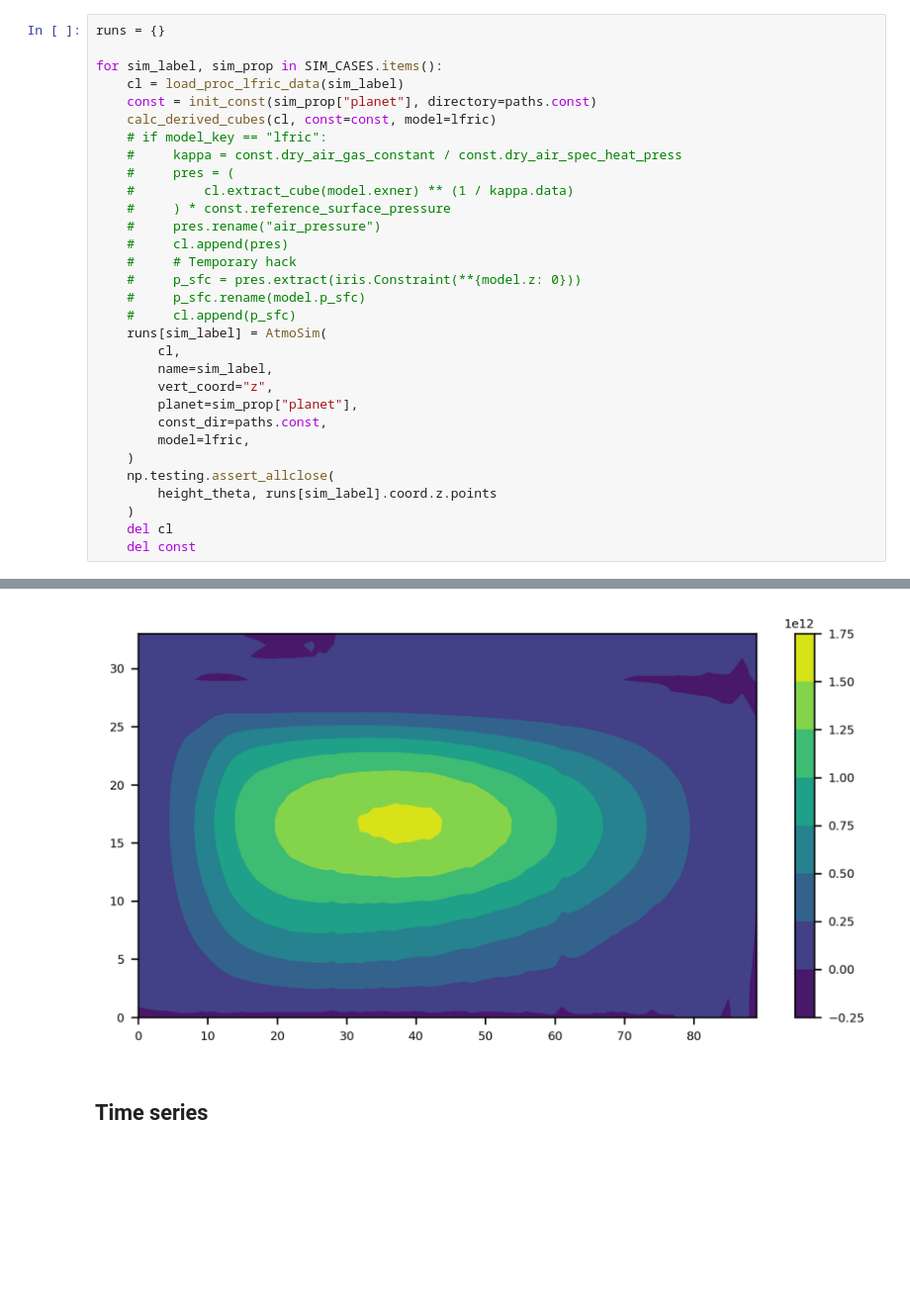
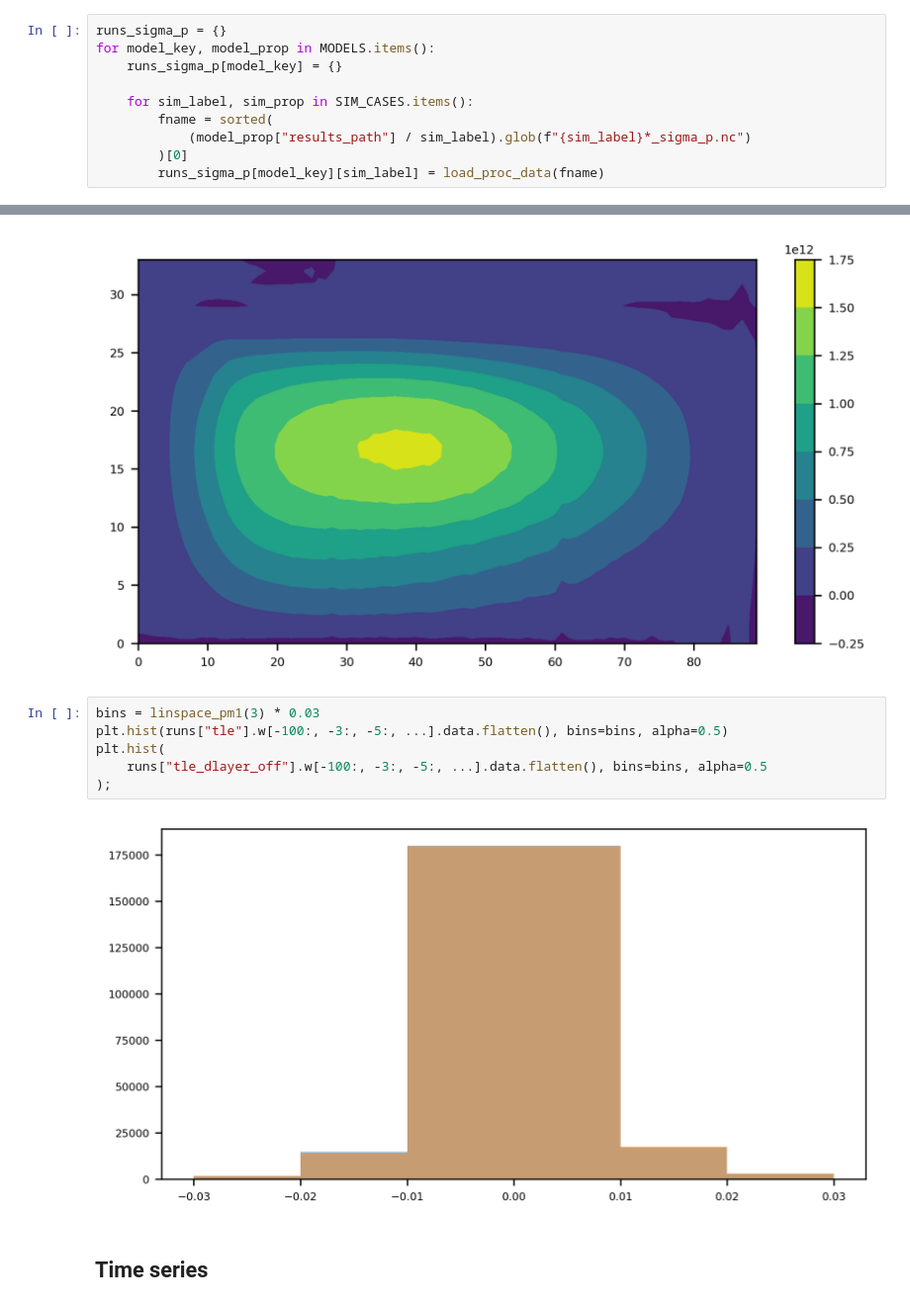
Before and after one commit to dennissergeev/lfric_exo_bench_code, a Jupyter notebook: src/scripts/External-Forcing-Plots.ipynb, the cells around one changed output, grey strips where cells are left out. Shown at 99% size. Saved outputs shown, nothing was run; the diff lists cells and outputs as text; blank space fills up the shorter version.

```diff
--- a/src/scripts/External-Forcing-Plots.ipynb
+++ b/src/scripts/External-Forcing-Plots.ipynb
@@ -146,31 +75,10 @@ height_rho = np.linspace(1000, 32000, 32) - 500
 # %%
-runs = {}
+runs_sigma_p = {}
+for model_key, model_prop in MODELS.items():
+    runs_sigma_p[model_key] = {}
 
-for sim_label, sim_prop in SIM_CASES.items():
-    cl = load_proc_lfric_data(sim_label)
-    const = init_const(sim_prop["planet"], directory=paths.const)
-    calc_derived_cubes(cl, const=const, model=lfric)
-    # if model_key == "lfric":
-    #     kappa = const.dry_air_gas_constant / const.dry_air_spec_heat_press
-    #     pres = (
-    #         cl.extract_cube(model.exner) ** (1 / kappa.data)
-    #     ) * const.reference_surface_pressure
-    #     pres.rename("air_pressure")
-    #     cl.append(pres)
-    #     # Temporary hack
-    #     p_sfc = pres.extract(iris.Constraint(**{model.z: 0}))
-    #     p_sfc.rename(model.p_sfc)
-    #     cl.append(p_sfc)
-    runs[sim_label] = AtmoSim(
-        cl,
-        name=sim_label,
-        vert_coord="z",
-        planet=sim_prop["planet"],
-        const_dir=paths.const,
-        model=lfric,
-    )
-    np.testing.assert_allclose(
-        height_theta, runs[sim_label].coord.z.points
-    )
-    del cl
-    del const
+    for sim_label, sim_prop in SIM_CASES.items():
+        fname = sorted(
+            (model_prop["results_path"] / sim_label).glob(f"{sim_label}*_sigma_p.nc")
+        )[0]
+        runs_sigma_p[model_key][sim_label] = load_proc_data(fname)
@@ -546,6 +583,14 @@ plt.colorbar()
 # %% [output]
 <matplotlib.colorbar.Colorbar at 0x...>
 [figure]
+# %%
+bins = linspace_pm1(3) * 0.03
+plt.hist(runs["tle"].w[-100:, -3:, -5:, ...].data.flatten(), bins=bins, alpha=0.5)
+plt.hist(
+    runs["tle_dlayer_off"].w[-100:, -3:, -5:, ...].data.flatten(), bins=bins, alpha=0.5
+);
+# %% [output]
+[figure, added]
 # %% [markdown]
 ## Time series
 # %%
```
Also changed, not shown: parts of 29 cells of this notebook.
